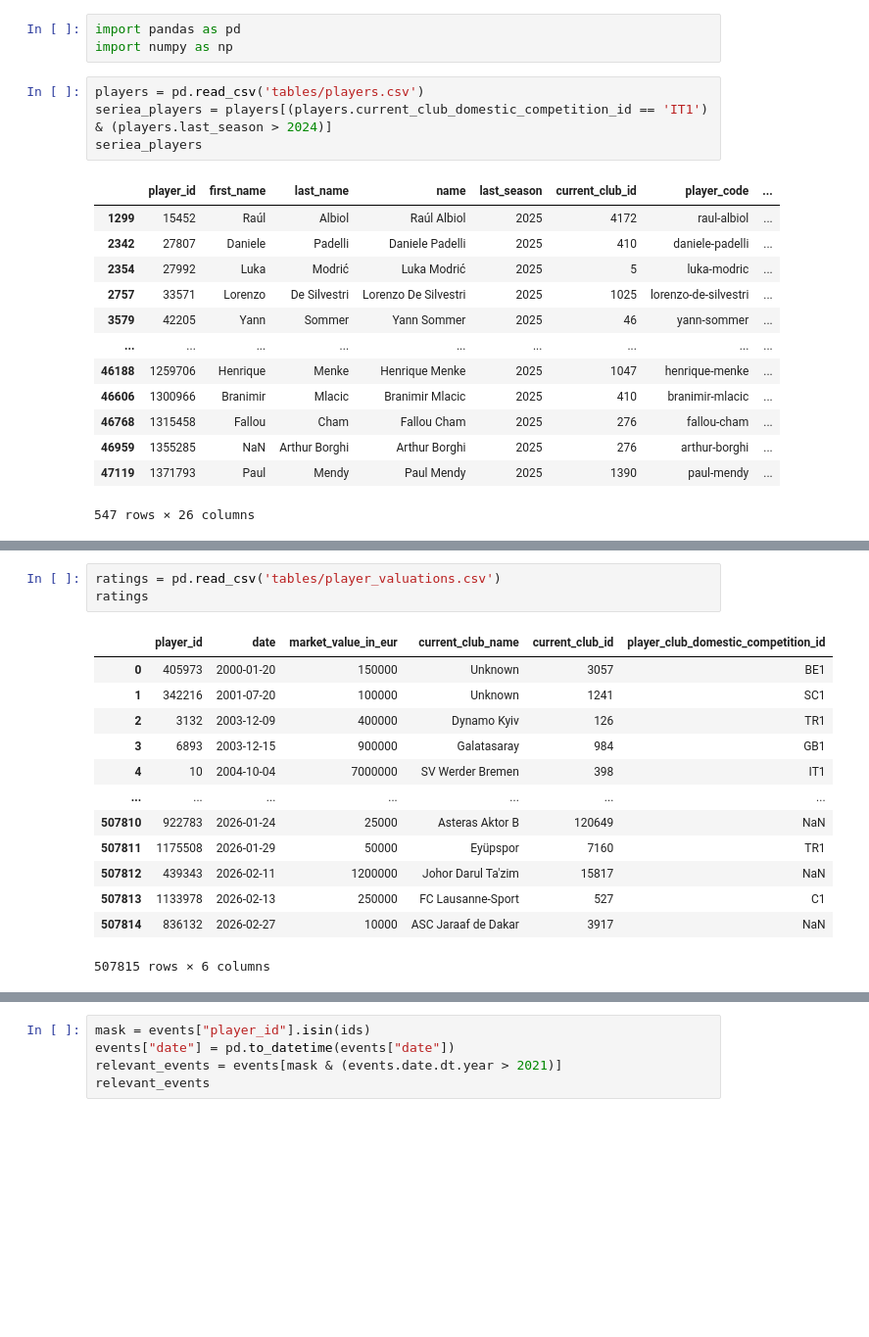
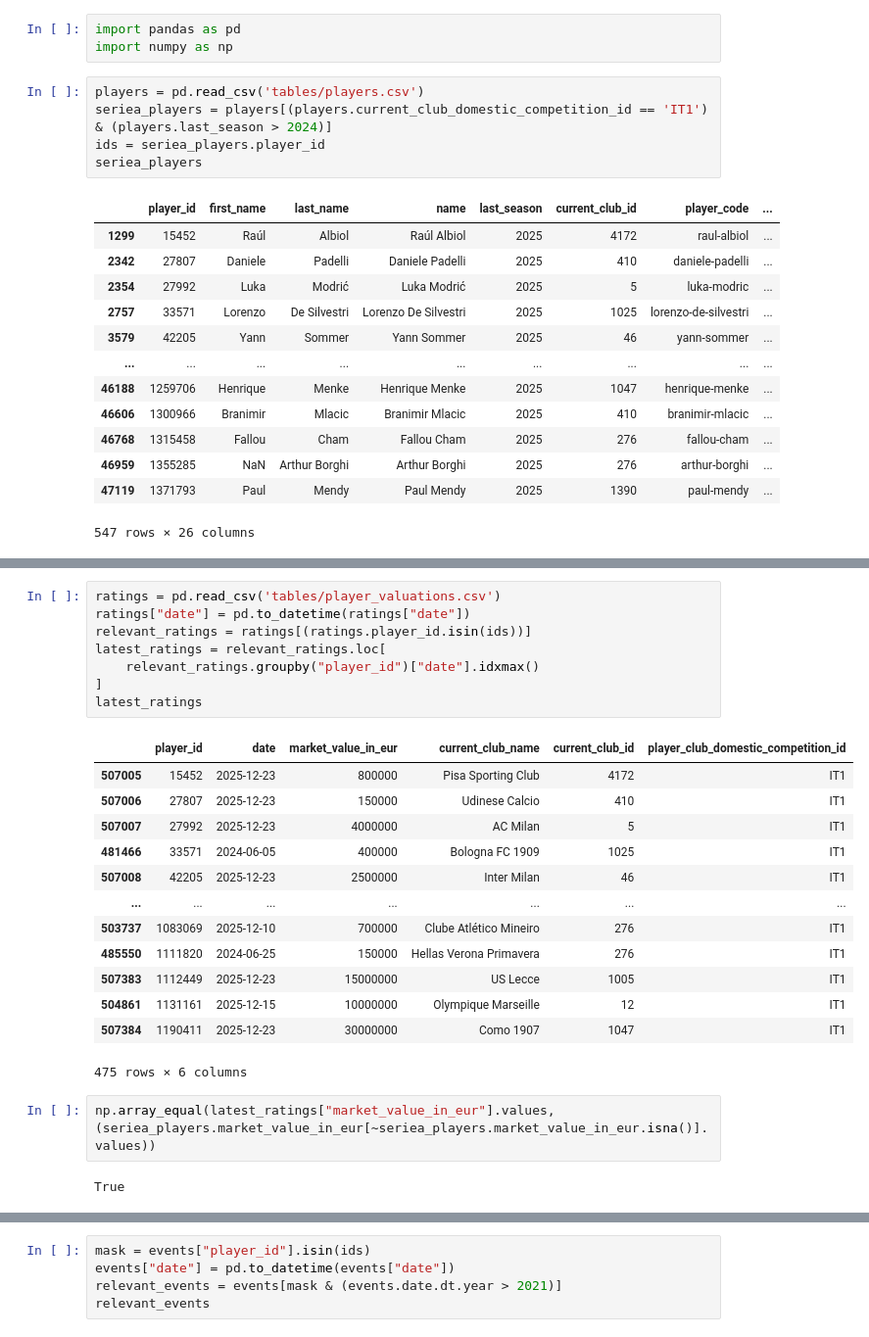
Before and after one commit to burraco04/serieA-Prediction-Model, a Jupyter notebook: notebook.ipynb, the cells around one changed output, grey strips where cells are left out. Shown at 98% size. Cells and saved outputs as stored; diff of their text form; blank space fills up the shorter version.

Commit message:
Controlled if latest market values were updated

```diff
--- a/notebook.ipynb
+++ b/notebook.ipynb
@@ -6,6 +6,7 @@ import numpy as np
 # %%
 players = pd.read_csv('tables/players.csv')
 seriea_players = players[(players.current_club_domestic_competition_id == 'IT1') & (players.last_season > 2024)]
+ids = seriea_players.player_id
 seriea_players
 # %% [output]
 |  | player_id | first_name | last_name | name | last_season | current_club_id | player_code | ... |
@@ -45,20 +46,29 @@ seriea_teams
 | 714 | 800 | atalanta-bergamo | Atalanta Bergamasca Calcio S.p.a. | IT1 | NaN | 24 | 27.5 | ... |
 # %%
 ratings = pd.read_csv('tables/player_valuations.csv')
-ratings
+ratings["date"] = pd.to_datetime(ratings["date"])
+relevant_ratings = ratings[(ratings.player_id.isin(ids))]
+latest_ratings = relevant_ratings.loc[
+    relevant_ratings.groupby("player_id")["date"].idxmax()
+]
+latest_ratings
 # %% [output]
 |  | player_id | date | market_value_in_eur | current_club_name | current_club_id | player_club_domestic_competition_id |
-| 0 | 405973 | 2000-01-20 | 150000 | Unknown | 3057 | BE1 |
-| 1 | 342216 | 2001-07-20 | 100000 | Unknown | 1241 | SC1 |
-| 2 | 3132 | 2003-12-09 | 400000 | Dynamo Kyiv | 126 | TR1 |
-| 3 | 6893 | 2003-12-15 | 900000 | Galatasaray | 984 | GB1 |
-| 4 | 10 | 2004-10-04 | 7000000 | SV Werder Bremen | 398 | IT1 |
+| 507005 | 15452 | 2025-12-23 | 800000 | Pisa Sporting Club | 4172 | IT1 |
+| 507006 | 27807 | 2025-12-23 | 150000 | Udinese Calcio | 410 | IT1 |
+| 507007 | 27992 | 2025-12-23 | 4000000 | AC Milan | 5 | IT1 |
+| 481466 | 33571 | 2024-06-05 | 400000 | Bologna FC 1909 | 1025 | IT1 |
+| 507008 | 42205 | 2025-12-23 | 2500000 | Inter Milan | 46 | IT1 |
 | ... | ... | ... | ... | ... | ... | ... |
-| 507810 | 922783 | 2026-01-24 | 25000 | Asteras Aktor B | 120649 | NaN |
-| 507811 | 1175508 | 2026-01-29 | 50000 | Eyüpspor | 7160 | TR1 |
-| 507812 | 439343 | 2026-02-11 | 1200000 | Johor Darul Ta'zim | 15817 | NaN |
-| 507813 | 1133978 | 2026-02-13 | 250000 | FC Lausanne-Sport | 527 | C1 |
-| 507814 | 836132 | 2026-02-27 | 10000 | ASC Jaraaf de Dakar | 3917 | NaN |
+| 503737 | 1083069 | 2025-12-10 | 700000 | Clube Atlético Mineiro | 276 | IT1 |
+| 485550 | 1111820 | 2024-06-25 | 150000 | Hellas Verona Primavera | 276 | IT1 |
+| 507383 | 1112449 | 2025-12-23 | 15000000 | US Lecce | 1005 | IT1 |
+| 504861 | 1131161 | 2025-12-15 | 10000000 | Olympique Marseille | 12 | IT1 |
+| 507384 | 1190411 | 2025-12-23 | 30000000 | Como 1907 | 1047 | IT1 |
-507815 rows × 6 columns
+475 rows × 6 columns
+# %%
+np.array_equal(latest_ratings["market_value_in_eur"].values, (seriea_players.market_value_in_eur[~seriea_players.market_value_in_eur.isna()].values))
+# %% [output]
+True
 # %%
 events = pd.read_csv('tables/game_events.csv')
```
Also changed, not shown: parts of 1 cell of this notebook.
